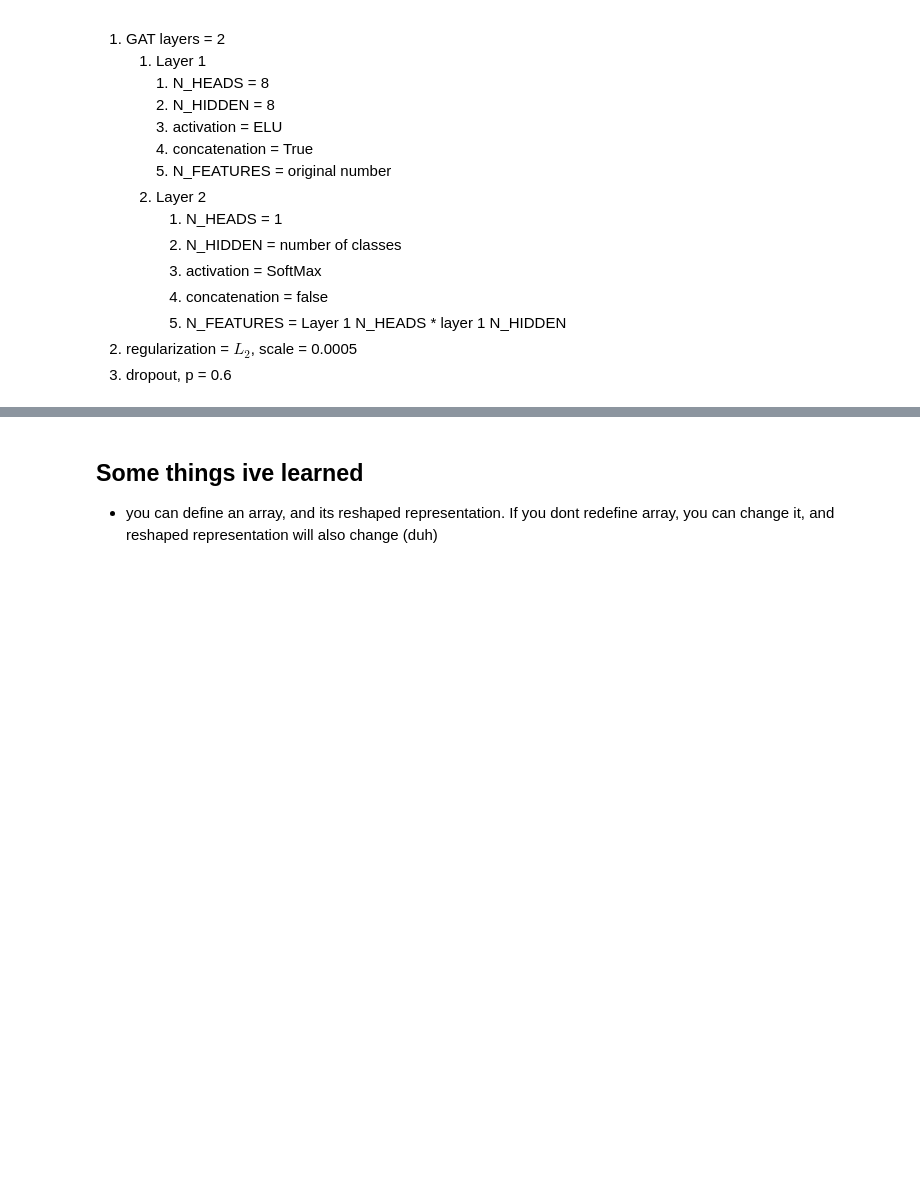
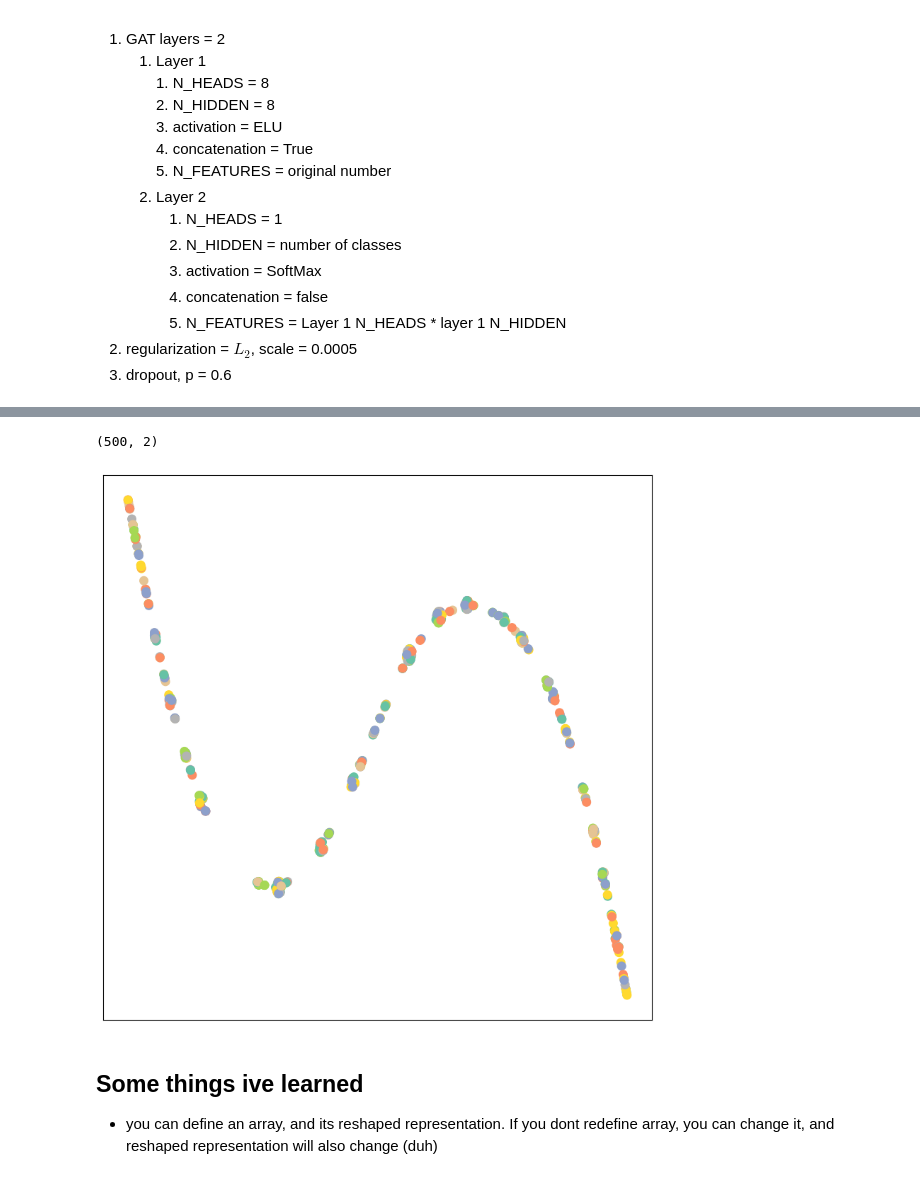
Before and after one commit to ajegorovs/aj_python_tool_lib, a Jupyter notebook: data_processing/neural_networks/Graph_neural_networks/GNN_Attention_layer_pytorch.ipynb, the cells around one changed output, grey strips where cells are left out. Drawn from its saved outputs; the diff is of its cells as text; code cells hidden in the pictures; blank space fills up the shorter version.

Commit message:
Prepared test-train data for graph attention network, implemented models (changed considerably). Model does not converge. Should reduce it to GCN to see if the problem with attention matrix.

```diff
--- a/data_processing/neural_networks/Graph_neural_networks/GNN_Attention_layer_pytorch.ipynb
+++ b/data_processing/neural_networks/Graph_neural_networks/GNN_Attention_layer_pytorch.ipynb
@@ -257,0 +499,48 @@ tensor([[[0.8188, 0.1812]],
+# %%
+from IPython.display import clear_output
+def train(A, H, Target, iters = 1, debug = False, rep_interval = 5):
+    A = torch.tensor(A.todense()).to(device)
+    H = H.to(device)
+    Target = Target.to(device)
+    for i in range(iters):
+        optimizer.zero_grad()
+        out = model(A, H).squeeze(1)
+        torch.manual_seed(69)
+        Y_mask = torch.tensor(np.random.choice(range(H.size(0)), size=num_train_per_class, replace=False))
+        loss = criterion(Target[Y_mask], out[Y_mask])
+        #loss = criterion(Target, out, Y_mask).mean()
+        loss.backward()
+        optimizer.step()
+        if debug and i % rep_interval == 0:
+            print(f'iter {i:<{len(str(iters))}}, loss: {loss.item():0.4f}')
+            if i % 2*rep_interval == 0:
+                with torch.no_grad():
+                    print('asdasdasdas ',(torch.sum(Target*out, dim = 1)).mean())
+                    print(12312,criterion(out[Y_mask], out[Y_mask]))
+                    #print(Target[Y_mask,0], out[Y_mask])
+            # if i != 0 and i % 50*rep_interval == 0:
+            #     clear_output()
+
+
+
+train(A_train, H_train, Y_train, 20001, 1)
+# %%
+from sklearn.manifold import TSNE
+
+def visualize(h, color):
+    z = TSNE(n_components = 2, method='exact').fit_transform(h.detach().cpu().numpy())
+    print(z.shape)
+    plt.figure(figsize=(10,10))
+    plt.xticks([])
+    plt.yticks([])
+
+    plt.scatter(z[:, 0], z[:, 1], s=70, c=color, cmap="Set2")
+    plt.show()
+# %%
+A = torch.tensor(A_train.todense()).to(device)
+H = H_train.to(device)
+out = model(A, H).squeeze(1)
+visualize(out[:500], y_train[:500])
+# %% [output]
+(500, 2)
+[figure, added]
```
Also changed, not shown: parts of 17 cells of this notebook.
